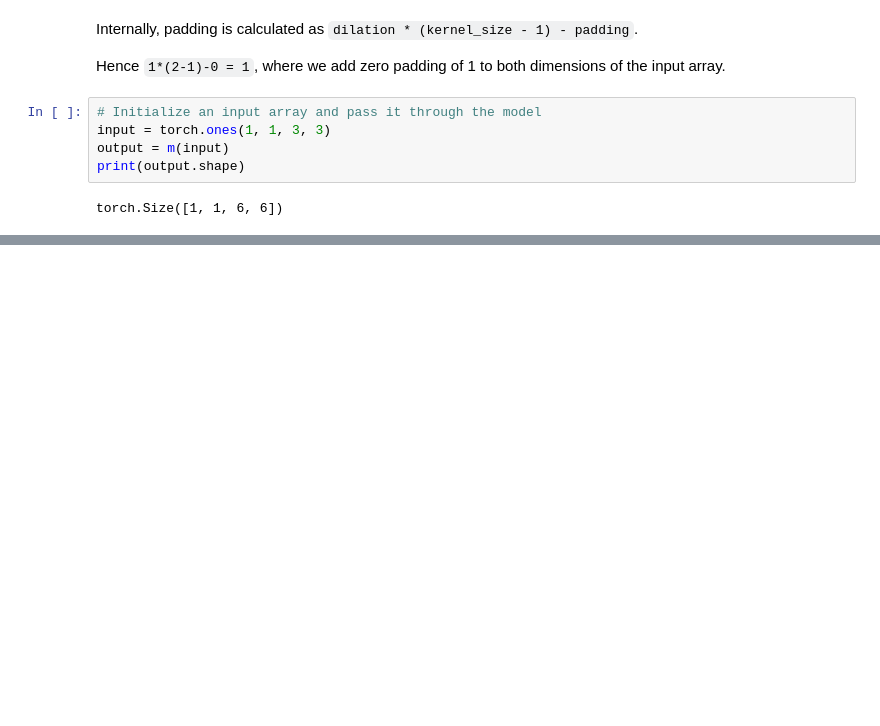
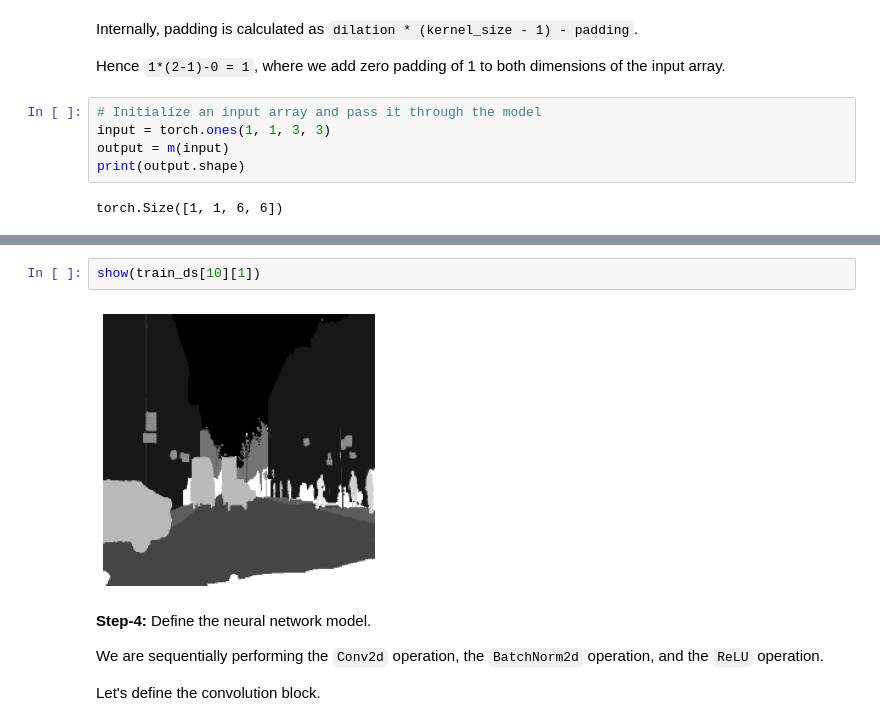
Before and after one commit to rahiakela/modern-computer-vision-with-pytorch, a Jupyter notebook: 9-image-segmentation/1_semantic_segmentation_with_unet.ipynb, the cells around one changed output, grey strips where cells are left out. Saved outputs shown, nothing was run; the diff lists cells and outputs as text; blank space fills up the shorter version.

```diff
--- a/9-image-segmentation/1_semantic_segmentation_with_unet.ipynb
+++ b/9-image-segmentation/1_semantic_segmentation_with_unet.ipynb
@@ -106,0 +172,10 @@ tensor([[[[ 0.5472, -0.1862,  0.5472, -0.1862,  0.5472, -0.1862],
+# %%
+show(train_ds[10][1])
+# %% [output]
+[figure, added]
+# %% [markdown]
+**Step-4:** Define the neural network model.
+
+We are sequentially performing the `Conv2d` operation, the `BatchNorm2d` operation, and the `ReLU` operation.
+
+Let's define the convolution block.
```
Also changed, not shown: parts of 28 cells of this notebook.
